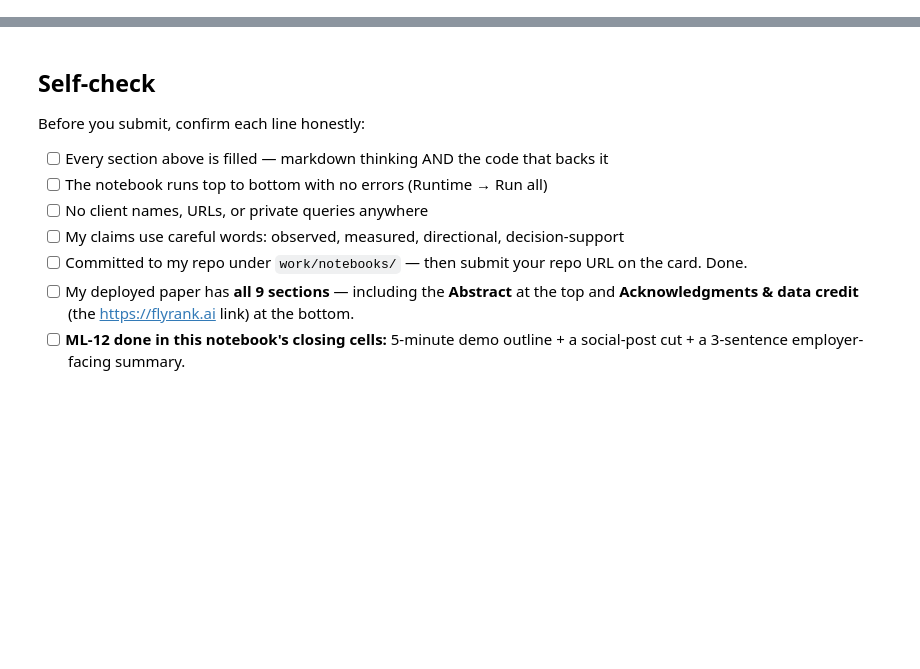
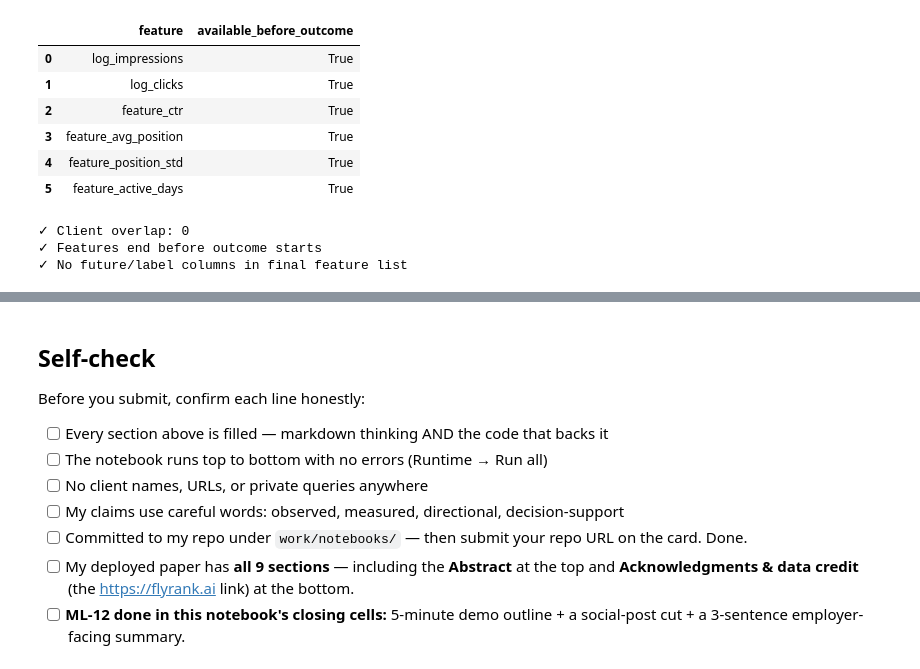
Before and after one commit to ShamKottish/FlyRankML, a Jupyter notebook: work/notebooks/capstone.ipynb, the cells around one changed output, grey strips where cells are left out. Saved outputs shown, nothing was run; the diff lists cells and outputs as text; code cells hidden in the pictures; blank space fills up the shorter version.

```diff
--- a/work/notebooks/capstone.ipynb
+++ b/work/notebooks/capstone.ipynb
@@ -36,0 +629,41 @@ This skeleton is yours to fill. Work the sections **in order** — each one has
+# %%
+methodology_table = pd.DataFrame({
+    "feature": FEATURES,
+    "available_before_outcome": [True] * len(FEATURES),
+})
+
+display(methodology_table)
+
+train_clients = set(train_df["client_hash_id"])
+test_clients = set(test_df["client_hash_id"])
+
+assert train_clients.isdisjoint(test_clients)
+
+FEATURE_END = pd.Timestamp("2026-03-31")
+OUTCOME_START = pd.Timestamp("2026-04-01")
+
+assert FEATURE_END < OUTCOME_START
+
+future_leaks = [
+    c for c in FEATURES
+    if "outcome" in c.lower()
+    or "april" in c.lower()
+    or "proxy" in c.lower()
+]
+
+assert future_leaks == []
+
+print("✓ Client overlap:", 0)
+print("✓ Features end before outcome starts")
+print("✓ No future/label columns in final feature list")
+# %% [output]
+|  | feature | available_before_outcome |
+| 0 | log_impressions | True |
+| 1 | log_clicks | True |
+| 2 | feature_ctr | True |
+| 3 | feature_avg_position | True |
+| 4 | feature_position_std | True |
+| 5 | feature_active_days | True |
+✓ Client overlap: 0
+✓ Features end before outcome starts
+✓ No future/label columns in final feature list
```
Also changed, not shown: parts of 30 cells of this notebook.
